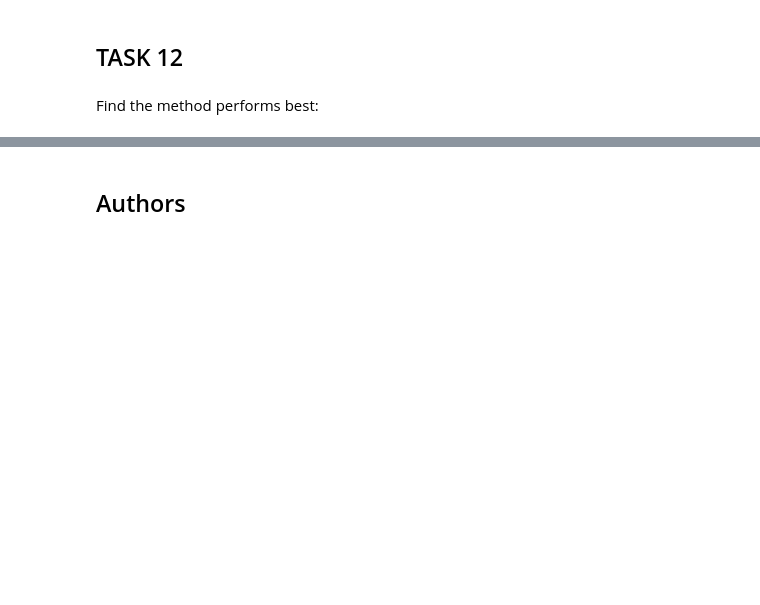
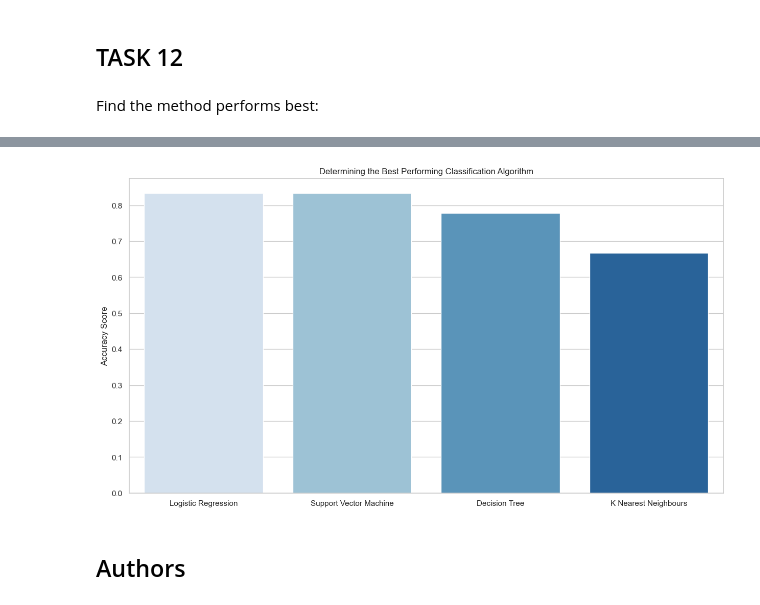
Before and after one commit to zzw-math/Winning-Space-Race, a Jupyter notebook: SpaceX_Machine_Learning_Prediction_Part_5.jupyterlite.ipynb, the cells around one changed output, grey strips where cells are left out. Saved outputs shown, nothing was run; the diff lists cells and outputs as text; code cells hidden in the pictures; blank space fills up the shorter version.

```diff
--- a/SpaceX_Machine_Learning_Prediction_Part_5.jupyterlite.ipynb
+++ b/SpaceX_Machine_Learning_Prediction_Part_5.jupyterlite.ipynb
@@ -283,3 +298,6 @@ print("accuracy :",knn_cv.best_score_)
 ## TASK  11
 # %% [markdown]
 Calculate the accuracy of knn_cv on the test data using the method <code>score</code>:
+# %%
+knn_score = knn_cv.score(X_test, Y_test)
+print(f"KNN - Accuracy using method score: {knn_score}")
@@ -295,3 +340,11 @@ Find the method performs best:
+# %%
+plt.figure(figsize=(15,8))
+sns.barplot(x=algorithms, y=scores, palette="Blues")
+plt.title("Determining the Best Performing Classification Algorithm")
+plt.ylabel("Accuracy Score")
+plt.show()
+# %% [output]
+[figure, added]
 # %% [markdown]
 ## Authors
 # %% [markdown]
```
Also changed, not shown: parts of 9 cells of this notebook.
